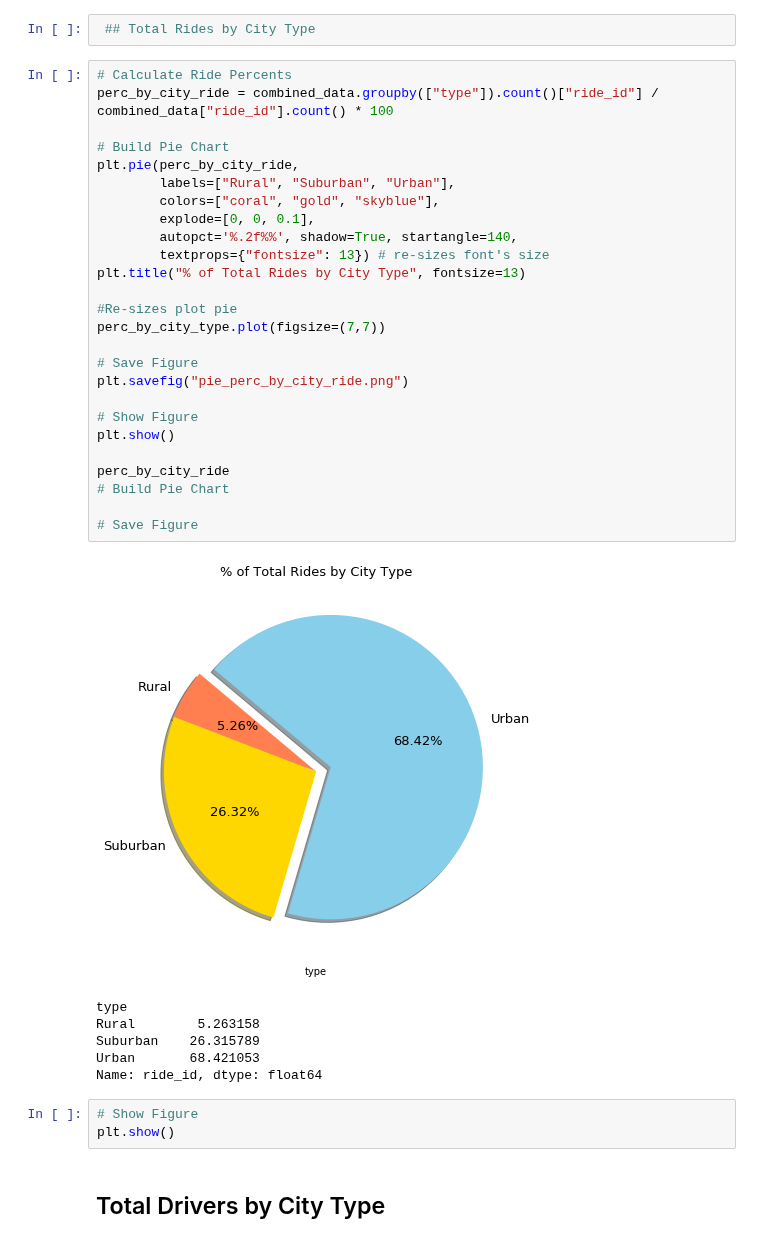
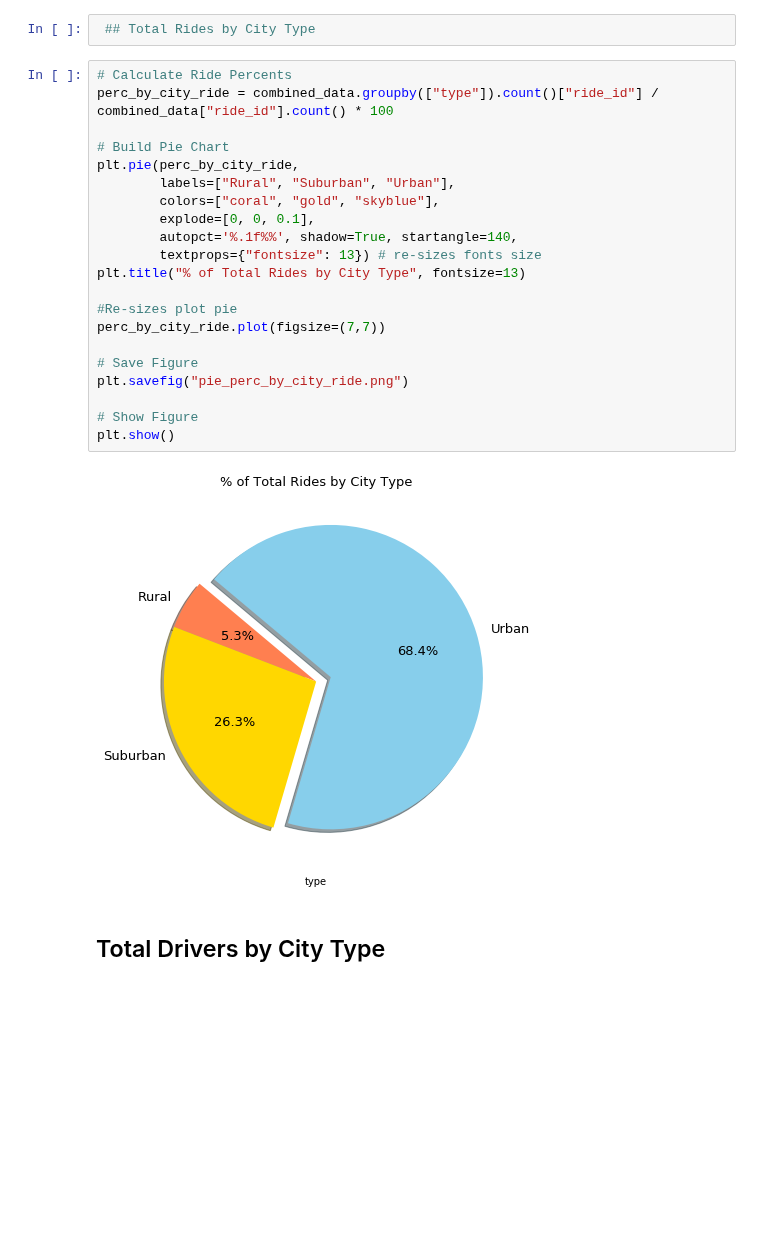
Before and after one commit to FeLowe/NW-Bootcamp-Homework, a Jupyter notebook: Matplotlib/pyber.ipynb, the cells around one changed output. Cells and saved outputs as stored; diff of their text form; blank space fills up the shorter version.

```diff
--- a/Matplotlib/pyber.ipynb
+++ b/Matplotlib/pyber.ipynb
@@ -125,38 +126,25 @@ plt.show()
 # %%
 # Calculate Ride Percents
 perc_by_city_ride = combined_data.groupby(["type"]).count()["ride_id"] / combined_data["ride_id"].count() * 100
 
 # Build Pie Chart
 plt.pie(perc_by_city_ride,
         labels=["Rural", "Suburban", "Urban"],
         colors=["coral", "gold", "skyblue"],
         explode=[0, 0, 0.1],
-        autopct='%.2f%%', shadow=True, startangle=140,
-        textprops={"fontsize": 13}) # re-sizes font's size
+        autopct='%.1f%%', shadow=True, startangle=140,
+        textprops={"fontsize": 13}) # re-sizes fonts size
 plt.title("% of Total Rides by City Type", fontsize=13)
 
 #Re-sizes plot pie
-perc_by_city_type.plot(figsize=(7,7))
+perc_by_city_ride.plot(figsize=(7,7))
 
 # Save Figure
 plt.savefig("pie_perc_by_city_ride.png")
 
 # Show Figure
 plt.show()
-
-perc_by_city_ride
-# Build Pie Chart
-
-# Save Figure
 # %% [output]
-[figure, old version]
+[figure, new version]
-type
-Rural        5.263158
-Suburban    26.315789
-Urban       68.421053
-Name: ride_id, dtype: float64
-# %%
-# Show Figure
-plt.show()
 # %% [markdown]
 ## Total Drivers by City Type
```
Also changed, not shown: parts of 4 cells of this notebook, 2 other files.
